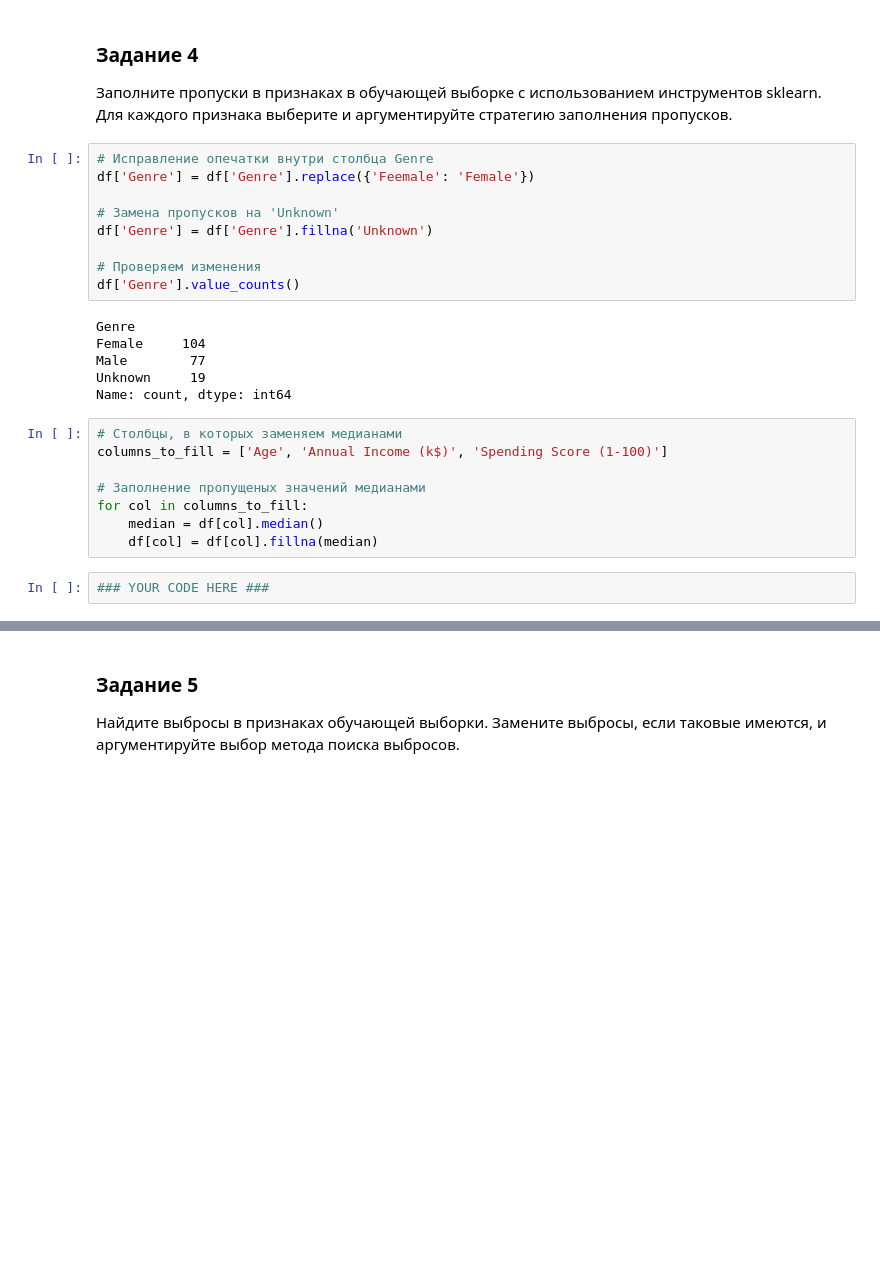
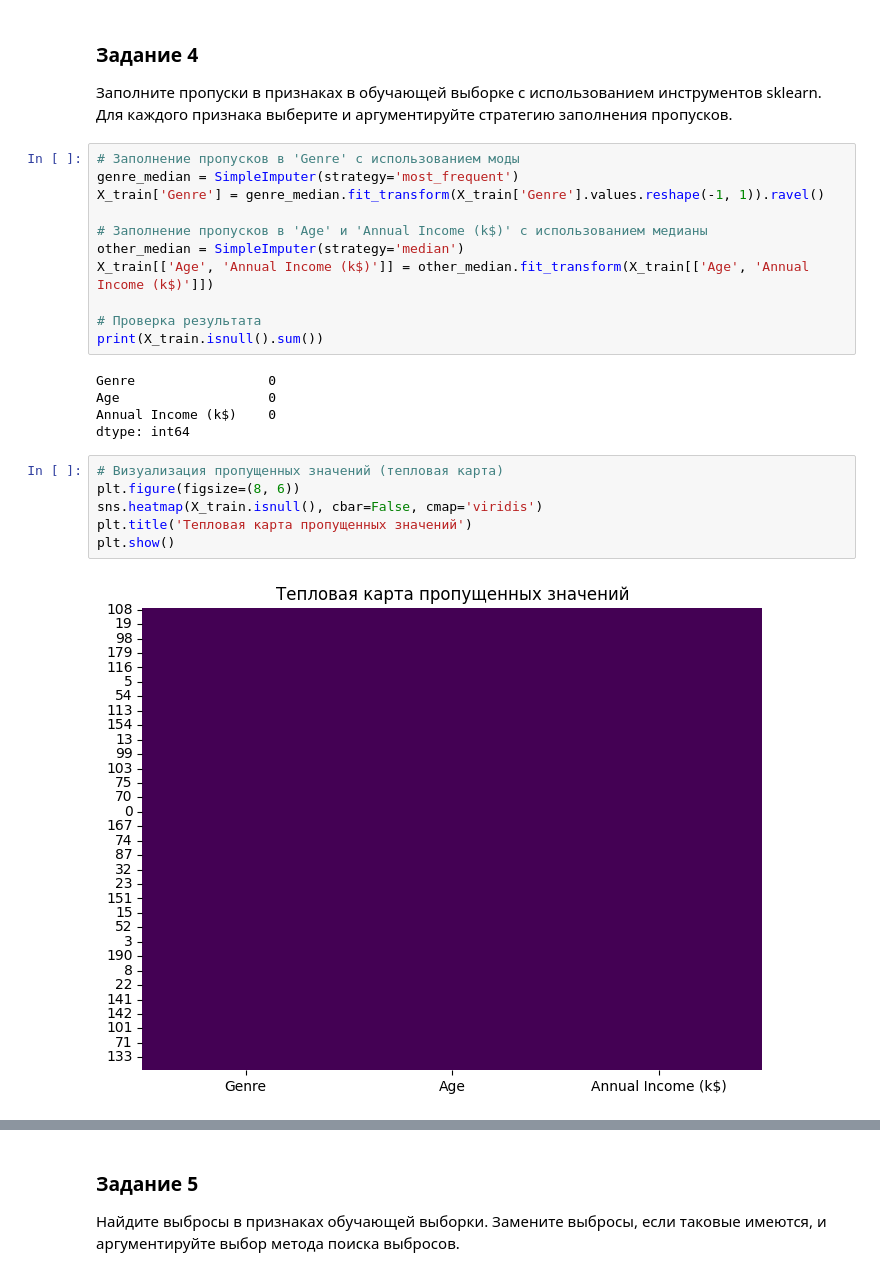
Before and after one commit to Ritorta/machine-learning, a Jupyter notebook: Work#6/Task_1.ipynb, the cells around one changed output, grey strips where cells are left out. Drawn from its saved outputs; the diff is of its cells as text; blank space fills up the shorter version.

```diff
--- a/Work#6/Task_1.ipynb
+++ b/Work#6/Task_1.ipynb
@@ -268,28 +284,27 @@ print("Размер тестового набора:", X_test.shape)
 ### Задание 4
 
 Заполните пропуски в признаках в обучающей выборке с использованием инструментов sklearn. Для каждого признака выберите и аргументируйте стратегию заполнения пропусков.
-# %%
-# Исправление опечатки внутри столбца Genre
-df['Genre'] = df['Genre'].replace({'Feemale': 'Female'})
-
-# Замена пропусков на 'Unknown'
-df['Genre'] = df['Genre'].fillna('Unknown')
-
-# Проверяем изменения
-df['Genre'].value_counts()
-# %% [output]
-Genre
-Female     104
-Male        77
-Unknown     19
-Name: count, dtype: int64
-# %%
-# Столбцы, в которых заменяем медианами
-columns_to_fill = ['Age', 'Annual Income (k$)', 'Spending Score (1-100)']
-
-# Заполнение пропущеных значений медианами
-for col in columns_to_fill:
-    median = df[col].median()
-    df[col] = df[col].fillna(median)
-# %%
-### YOUR CODE HERE ###
+# %%
+# Заполнение пропусков в 'Genre' с использованием моды
+genre_median = SimpleImputer(strategy='most_frequent')
+X_train['Genre'] = genre_median.fit_transform(X_train['Genre'].values.reshape(-1, 1)).ravel()
+
+# Заполнение пропусков в 'Age' и 'Annual Income (k$)' с использованием медианы
+other_median = SimpleImputer(strategy='median')
+X_train[['Age', 'Annual Income (k$)']] = other_median.fit_transform(X_train[['Age', 'Annual Income (k$)']])
+
+# Проверка результата
+print(X_train.isnull().sum())
+# %% [output]
+Genre                 0
+Age                   0
+Annual Income (k$)    0
+dtype: int64
+# %%
+# Визуализация пропущенных значений (тепловая карта)
+plt.figure(figsize=(8, 6))
+sns.heatmap(X_train.isnull(), cbar=False, cmap='viridis')
+plt.title('Тепловая карта пропущенных значений')
+plt.show()
+# %% [output]
+[figure, added]
```
Also changed, not shown: parts of 9 cells of this notebook.
